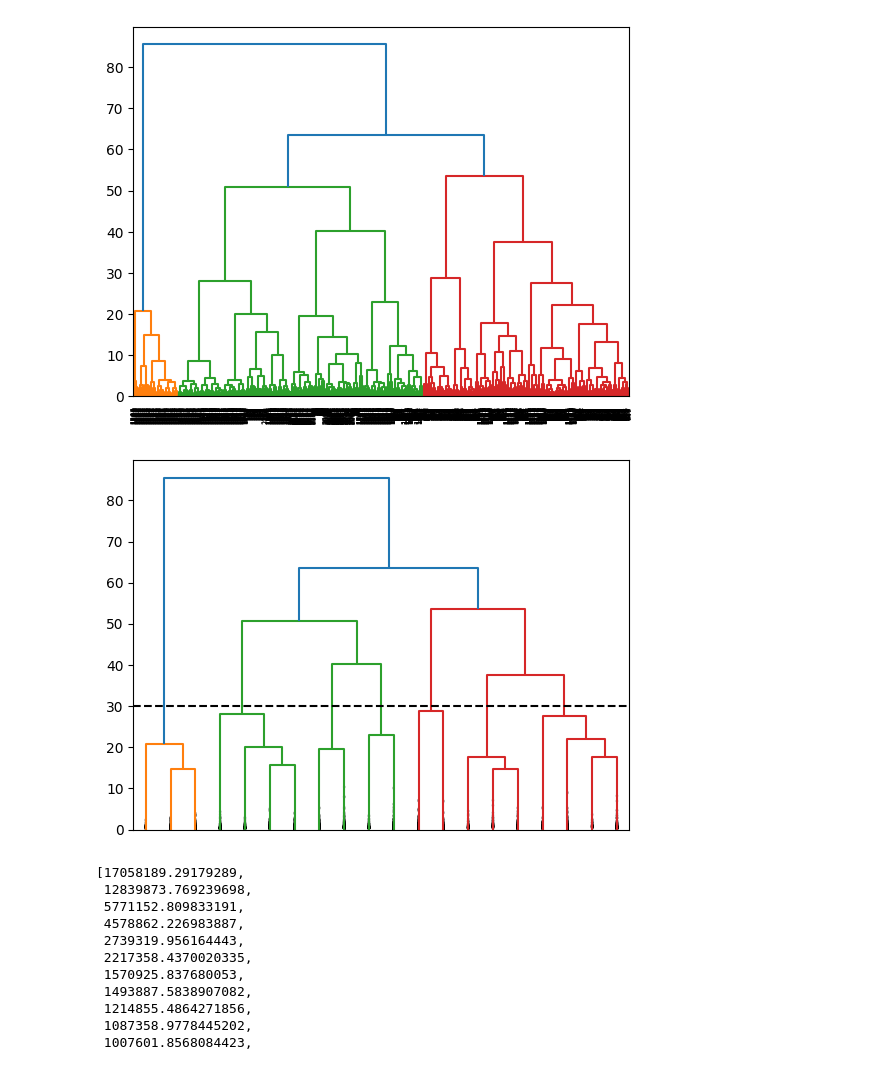
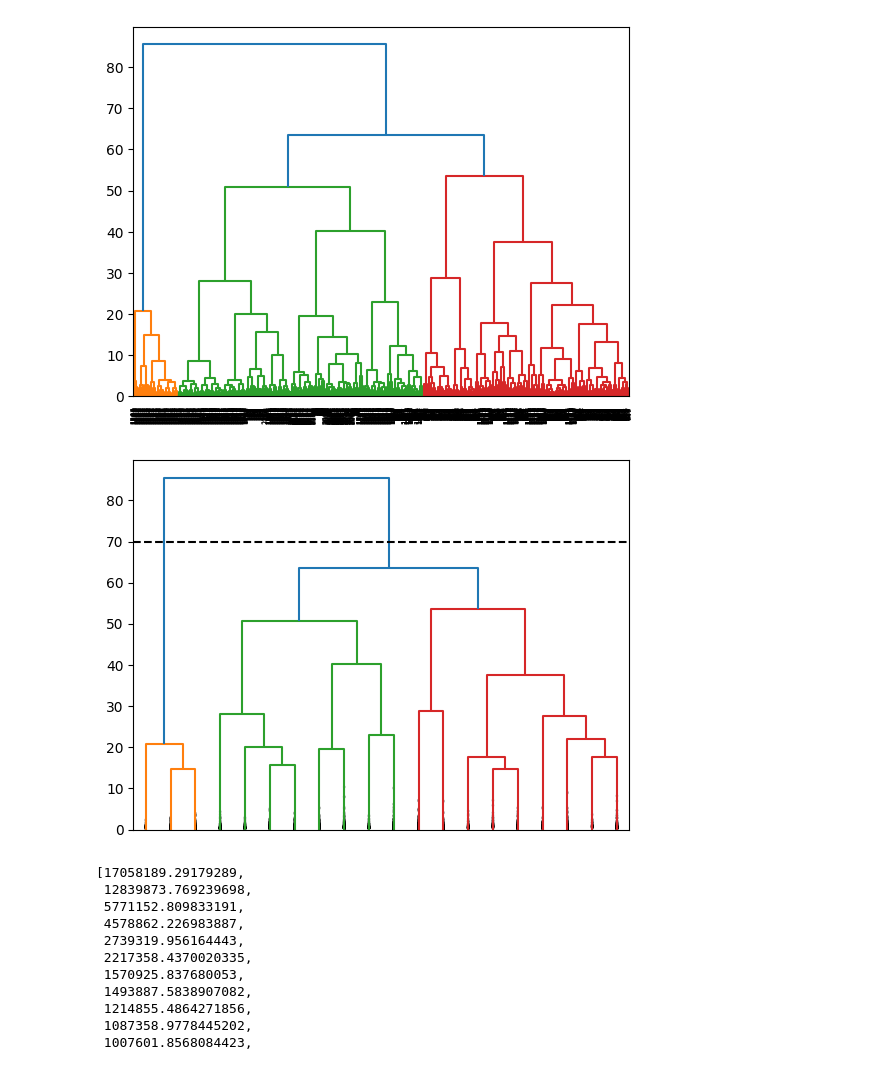
Before and after one commit to MiguelMussi/Mineria_TP1, a Jupyter notebook: TP_Mineria.ipynb, the cells around one changed output. Cells and saved outputs as stored; diff of their text form; code cells hidden in the pictures.

```diff
--- a/TP_Mineria.ipynb
+++ b/TP_Mineria.ipynb
@@ -823,10 +837,10 @@ plt.show()
 [figure]
 # %%
 dendrogram(Z,  truncate_mode = 'lastp', p = 20, show_leaf_counts = False, show_contracted = True)
-plt.axhline(y=30, c='k', linestyle='dashed')
+plt.axhline(y=70, c='k', linestyle='dashed')
 plt.show()
 # %% [output]
-[figure, old version]
+[figure, new version]
 # %%
 from scipy.spatial.distance import cdist
 
```
Also changed, not shown: parts of 16 cells of this notebook.
